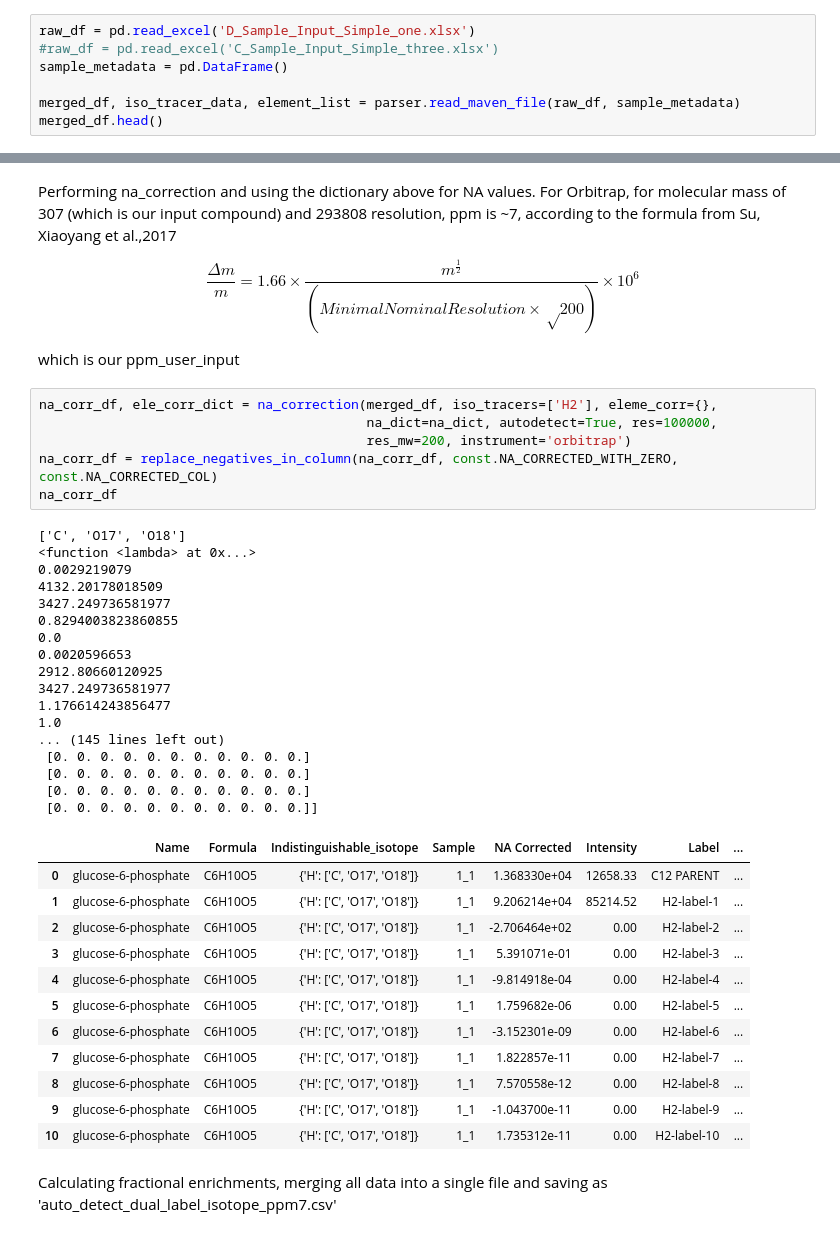
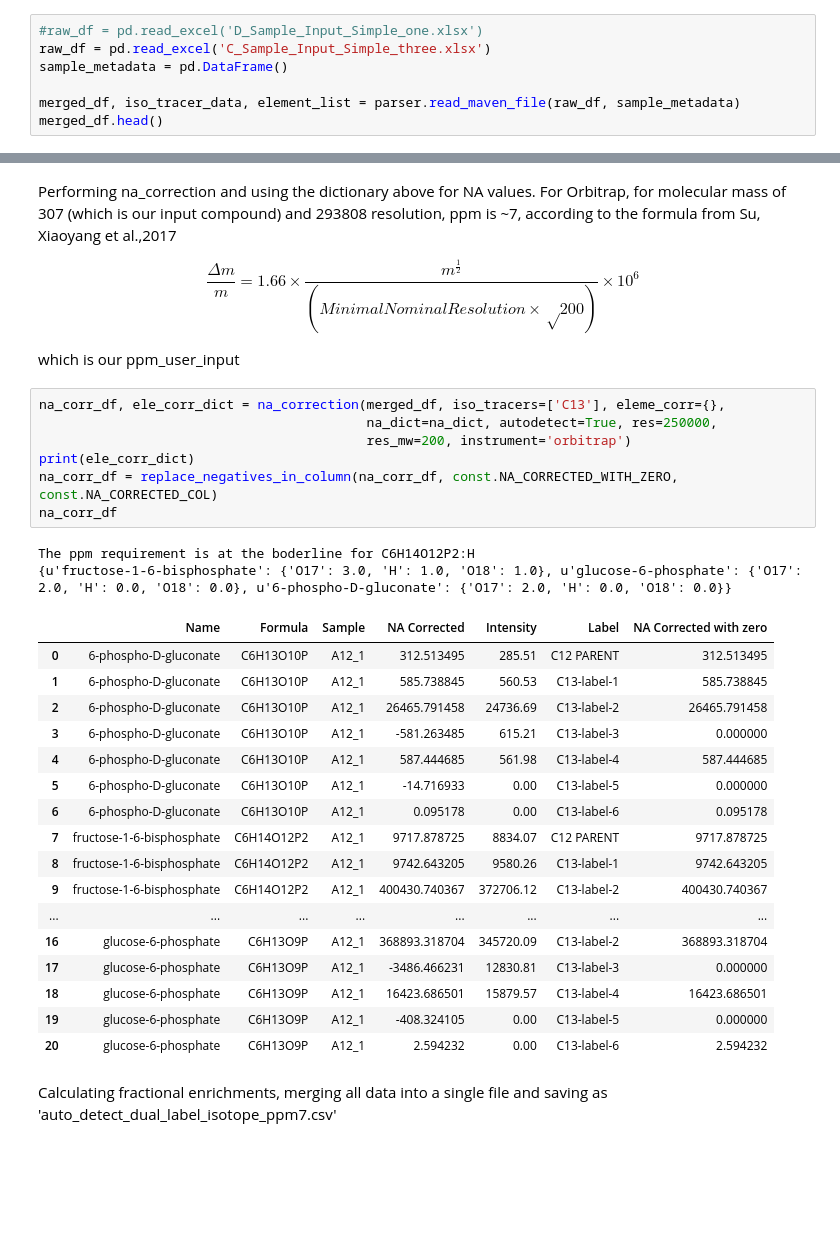
Before and after one commit to ElucidataInc/NA_Correction, a Jupyter notebook: Demo/N6-LCMS_auto-detect-indistinguishable-isotopes_with_D2_label.ipynb, the cells around one changed output, grey strips where cells are left out. Drawn from its saved outputs; the diff is of its cells as text; blank space fills up the shorter version.

```diff
--- a/Demo/N6-LCMS_auto-detect-indistinguishable-isotopes_with_D2_label.ipynb
+++ b/Demo/N6-LCMS_auto-detect-indistinguishable-isotopes_with_D2_label.ipynb
@@ -15,8 +15,8 @@ from corna.postprocess import fractional_enrichment
 # %% [markdown]
 Reading raw file and merging with sample metadata if present, in this example running without sample metadata
 # %%
-raw_df = pd.read_excel('D_Sample_Input_Simple_one.xlsx')
-#raw_df = pd.read_excel('C_Sample_Input_Simple_three.xlsx')
+#raw_df = pd.read_excel('D_Sample_Input_Simple_one.xlsx')
+raw_df = pd.read_excel('C_Sample_Input_Simple_three.xlsx')
 sample_metadata = pd.DataFrame()
 
 merged_df, iso_tracer_data, element_list = parser.read_maven_file(raw_df, sample_metadata)
@@ -54,41 +58,32 @@ Performing na_correction and using the dictionary above for NA values. For Orbit
 
 which is our ppm_user_input
 # %%
-na_corr_df, ele_corr_dict = na_correction(merged_df, iso_tracers=['H2'], eleme_corr={},
-                                          na_dict=na_dict, autodetect=True, res=100000,
+na_corr_df, ele_corr_dict = na_correction(merged_df, iso_tracers=['C13'], eleme_corr={},
+                                          na_dict=na_dict, autodetect=True, res=250000,
                                           res_mw=200, instrument='orbitrap')
+print(ele_corr_dict)
 na_corr_df = replace_negatives_in_column(na_corr_df, const.NA_CORRECTED_WITH_ZERO, const.NA_CORRECTED_COL)
 na_corr_df
 # %% [output]
-['C', 'O17', 'O18']
-<function <lambda> at 0x...>
-0.0029219079
-4132.20178018509
-3427.249736581977
-0.8294003823860855
-0.0
-0.0020596653
-2912.80660120925
-3427.249736581977
-1.176614243856477
-1.0
-... (145 lines left out)
- [0. 0. 0. 0. 0. 0. 0. 0. 0. 0. 0.]
- [0. 0. 0. 0. 0. 0. 0. 0. 0. 0. 0.]
- [0. 0. 0. 0. 0. 0. 0. 0. 0. 0. 0.]
- [0. 0. 0. 0. 0. 0. 0. 0. 0. 0. 0.]]
+The ppm requirement is at the boderline for C6H14O12P2:H
+{u'fructose-1-6-bisphosphate': {'O17': 3.0, 'H': 1.0, 'O18': 1.0}, u'glucose-6-phosphate': {'O17': 2.0, 'H': 0.0, 'O18': 0.0}, u'6-phospho-D-gluconate': {'O17': 2.0, 'H': 0.0, 'O18': 0.0}}
-|  | Name | Formula | Indistinguishable_isotope | Sample | NA Corrected | Intensity | Label | ... |
-| 0 | glucose-6-phosphate | C6H10O5 | {'H': ['C', 'O17', 'O18']} | 1_1 | 1.368330e+04 | 12658.33 | C12 PARENT | ... |
-| 1 | glucose-6-phosphate | C6H10O5 | {'H': ['C', 'O17', 'O18']} | 1_1 | 9.206214e+04 | 85214.52 | H2-label-1 | ... |
-| 2 | glucose-6-phosphate | C6H10O5 | {'H': ['C', 'O17', 'O18']} | 1_1 | -2.706464e+02 | 0.00 | H2-label-2 | ... |
-| 3 | glucose-6-phosphate | C6H10O5 | {'H': ['C', 'O17', 'O18']} | 1_1 | 5.391071e-01 | 0.00 | H2-label-3 | ... |
-| 4 | glucose-6-phosphate | C6H10O5 | {'H': ['C', 'O17', 'O18']} | 1_1 | -9.814918e-04 | 0.00 | H2-label-4 | ... |
-| 5 | glucose-6-phosphate | C6H10O5 | {'H': ['C', 'O17', 'O18']} | 1_1 | 1.759682e-06 | 0.00 | H2-label-5 | ... |
-| 6 | glucose-6-phosphate | C6H10O5 | {'H': ['C', 'O17', 'O18']} | 1_1 | -3.152301e-09 | 0.00 | H2-label-6 | ... |
-| 7 | glucose-6-phosphate | C6H10O5 | {'H': ['C', 'O17', 'O18']} | 1_1 | 1.822857e-11 | 0.00 | H2-label-7 | ... |
-| 8 | glucose-6-phosphate | C6H10O5 | {'H': ['C', 'O17', 'O18']} | 1_1 | 7.570558e-12 | 0.00 | H2-label-8 | ... |
-| 9 | glucose-6-phosphate | C6H10O5 | {'H': ['C', 'O17', 'O18']} | 1_1 | -1.043700e-11 | 0.00 | H2-label-9 | ... |
-| 10 | glucose-6-phosphate | C6H10O5 | {'H': ['C', 'O17', 'O18']} | 1_1 | 1.735312e-11 | 0.00 | H2-label-10 | ... |
+|  | Name | Formula | Sample | NA Corrected | Intensity | Label | NA Corrected with zero |
+| 0 | 6-phospho-D-gluconate | C6H13O10P | A12_1 | 312.513495 | 285.51 | C12 PARENT | 312.513495 |
+| 1 | 6-phospho-D-gluconate | C6H13O10P | A12_1 | 585.738845 | 560.53 | C13-label-1 | 585.738845 |
+| 2 | 6-phospho-D-gluconate | C6H13O10P | A12_1 | 26465.791458 | 24736.69 | C13-label-2 | 26465.791458 |
+| 3 | 6-phospho-D-gluconate | C6H13O10P | A12_1 | -581.263485 | 615.21 | C13-label-3 | 0.000000 |
+| 4 | 6-phospho-D-gluconate | C6H13O10P | A12_1 | 587.444685 | 561.98 | C13-label-4 | 587.444685 |
+| 5 | 6-phospho-D-gluconate | C6H13O10P | A12_1 | -14.716933 | 0.00 | C13-label-5 | 0.000000 |
+| 6 | 6-phospho-D-gluconate | C6H13O10P | A12_1 | 0.095178 | 0.00 | C13-label-6 | 0.095178 |
+| 7 | fructose-1-6-bisphosphate | C6H14O12P2 | A12_1 | 9717.878725 | 8834.07 | C12 PARENT | 9717.878725 |
+| 8 | fructose-1-6-bisphosphate | C6H14O12P2 | A12_1 | 9742.643205 | 9580.26 | C13-label-1 | 9742.643205 |
+| 9 | fructose-1-6-bisphosphate | C6H14O12P2 | A12_1 | 400430.740367 | 372706.12 | C13-label-2 | 400430.740367 |
+| ... | ... | ... | ... | ... | ... | ... | ... |
+| 16 | glucose-6-phosphate | C6H13O9P | A12_1 | 368893.318704 | 345720.09 | C13-label-2 | 368893.318704 |
+| 17 | glucose-6-phosphate | C6H13O9P | A12_1 | -3486.466231 | 12830.81 | C13-label-3 | 0.000000 |
+| 18 | glucose-6-phosphate | C6H13O9P | A12_1 | 16423.686501 | 15879.57 | C13-label-4 | 16423.686501 |
+| 19 | glucose-6-phosphate | C6H13O9P | A12_1 | -408.324105 | 0.00 | C13-label-5 | 0.000000 |
+| 20 | glucose-6-phosphate | C6H13O9P | A12_1 | 2.594232 | 0.00 | C13-label-6 | 2.594232 |
 # %% [markdown]
 Calculating fractional enrichments, merging all data into a single file and saving as 'auto_detect_dual_label_isotope_ppm7.csv'
 # %%
```
Also changed, not shown: parts of 5 cells of this notebook, 11 other files.
